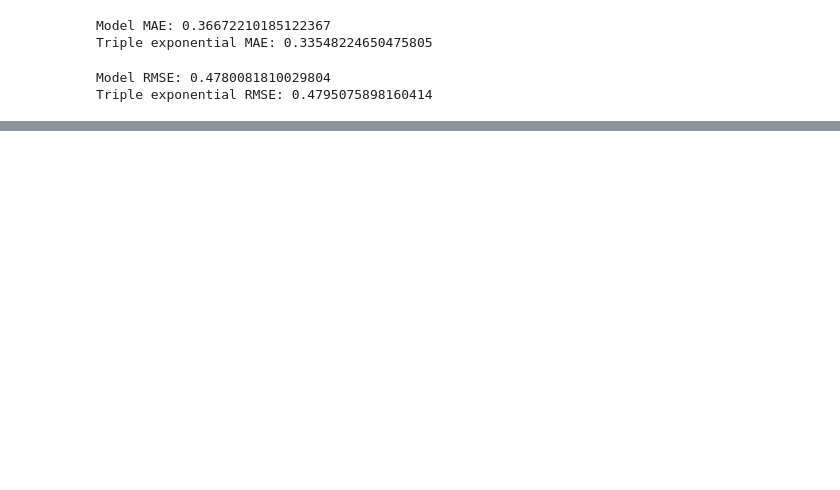
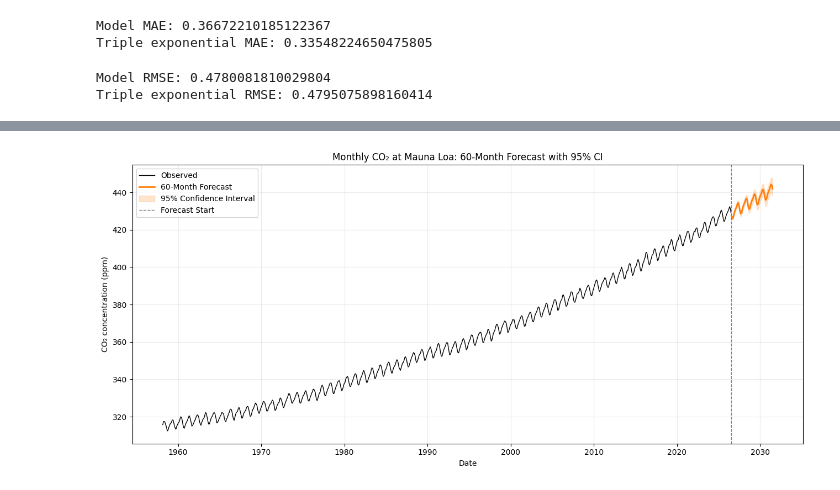
Before and after one commit to the-paulbear/noaa-greenhouse-gas-forecasting, a Jupyter notebook: time_series/CO2.ipynb, the cells around one changed output, grey strips where cells are left out. Drawn from its saved outputs; the diff is of its cells as text; code cells hidden in the pictures; blank space fills up the shorter version.

```diff
--- a/time_series/CO2.ipynb
+++ b/time_series/CO2.ipynb
@@ -1370,0 +1431,87 @@ Triple exponential RMSE: 0.4795075898160414
+# %%
+# Plot 1: Complete historical series + 60-month forecast
+
+plt.figure(figsize=(13, 6))
+
+# Historical observations
+plt.plot(
+    y_full.index,
+    y_full,
+    color="black",
+    linewidth=1,
+    label="Observed"
+)
+
+# Forecast
+plt.plot(
+    mean_forecast_60.index,
+    mean_forecast_60,
+    color="C1",
+    linewidth=2,
+    label="60-Month Forecast"
+)
+
+# 95% confidence interval
+plt.fill_between(
+    forecast_index_60,
+    conf_int_60.iloc[:, 0],
+    conf_int_60.iloc[:, 1],
+    color="C1",
+    alpha=0.20,
+    label="95% Confidence Interval"
+)
+
+# Mark the beginning of the forecast
+plt.axvline(
+    y_full.index[-1],
+    color="gray",
+    linestyle="--",
+    linewidth=1,
+    label="Forecast Start"
+)
+
+plt.title(
+    "Monthly CO₂ at Mauna Loa: 60-Month Forecast with 95% CI"
+)
+plt.xlabel("Date")
+plt.ylabel("CO₂ concentration (ppm)")
+plt.legend()
+plt.grid(alpha=0.25)
+plt.tight_layout()
+plt.show()
+
+
+# Plot 2: Zoomed-in view of the 60-month forecast
+
+plt.figure(figsize=(13, 6))
+
+# Forecast
+plt.plot(
+    mean_forecast_60.index,
+    mean_forecast_60,
+    color="C1",
+    linewidth=2,
+    label="Forecast"
+)
+
+# 95% confidence interval
+plt.fill_between(
+    forecast_index_60,
+    conf_int_60.iloc[:, 0],
+    conf_int_60.iloc[:, 1],
+    color="C1",
+    alpha=0.20,
+    label="95% Confidence Interval"
+)
+
+plt.title(
+    "Five-Year CO₂ Forecast: August 2026 – July 2031"
+)
+plt.xlabel("Date")
+plt.ylabel("CO₂ concentration (ppm)")
+plt.legend()
+plt.grid(alpha=0.25)
+plt.tight_layout()
+plt.show()
+# %% [output]
+[figure, added]
```
Also changed, not shown: parts of 17 cells of this notebook.
